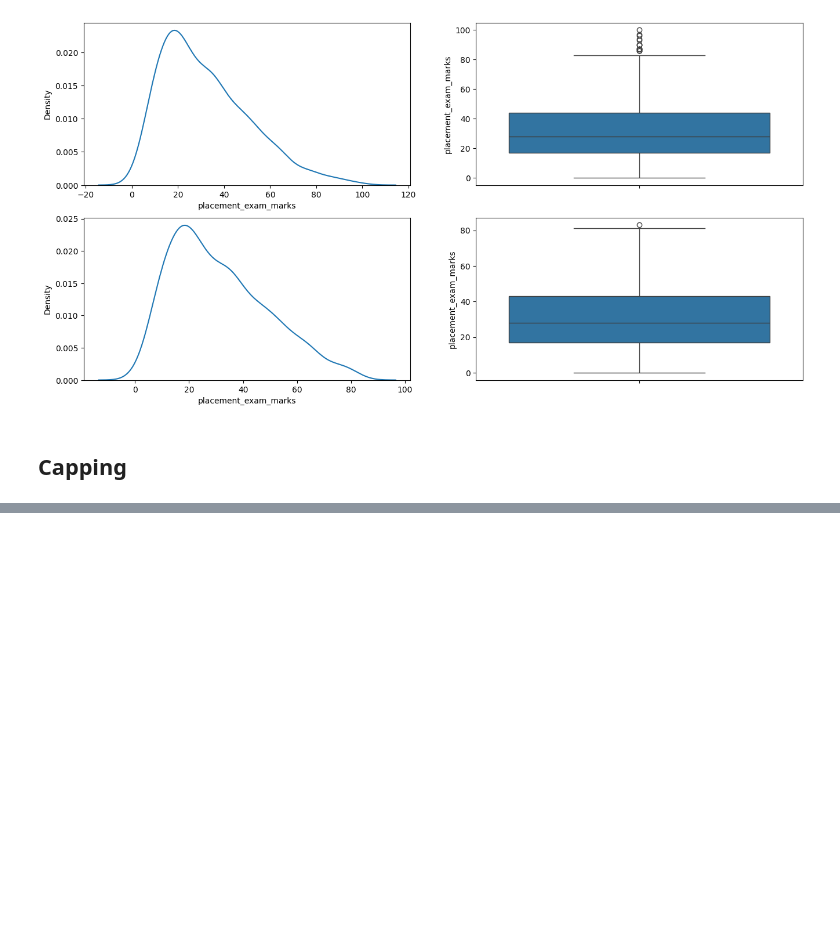
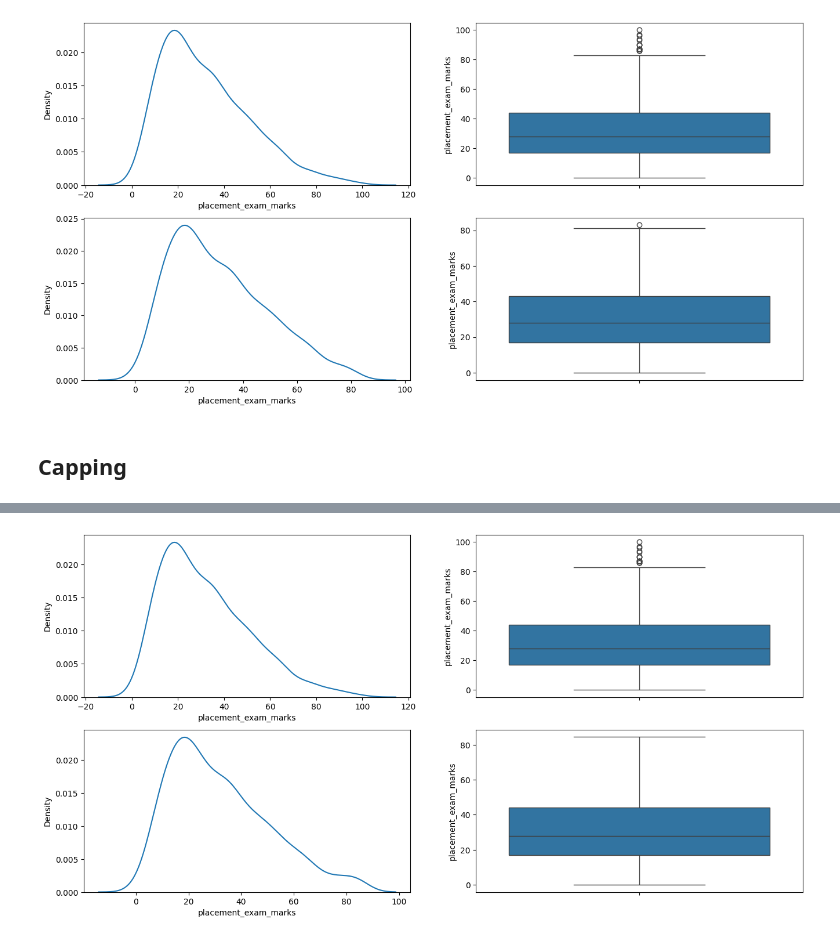
Before and after one commit to Sumangiri1312/Machine-Learning, a Jupyter notebook: 5-Feature Engineering/Handling Outliers/IQR Method/outlier_removal_using_iqr_method.ipynb, the cells around one changed output, grey strips where cells are left out. Cells and saved outputs as stored; diff of their text form; code cells hidden in the pictures; blank space fills up the shorter version.

```diff
--- a/5-Feature Engineering/Handling Outliers/IQR Method/outlier_removal_using_iqr_method.ipynb
+++ b/5-Feature Engineering/Handling Outliers/IQR Method/outlier_removal_using_iqr_method.ipynb
@@ -138,0 +141,19 @@ new_df_cap.shape
+# %%
+# Comparing
+
+plt.figure(figsize=(16,8))
+plt.subplot(2,2,1)
+sns.kdeplot(df['placement_exam_marks'])
+
+plt.subplot(2,2,2)
+sns.boxplot(df['placement_exam_marks'])
+
+plt.subplot(2,2,3)
+sns.kdeplot(new_df_cap['placement_exam_marks'])
+
+plt.subplot(2,2,4)
+sns.boxplot(new_df_cap['placement_exam_marks'])
+
+plt.show()
+# %% [output]
+[figure, added]
```
Also changed, not shown: parts of 1 cell of this notebook, 2 other files.
